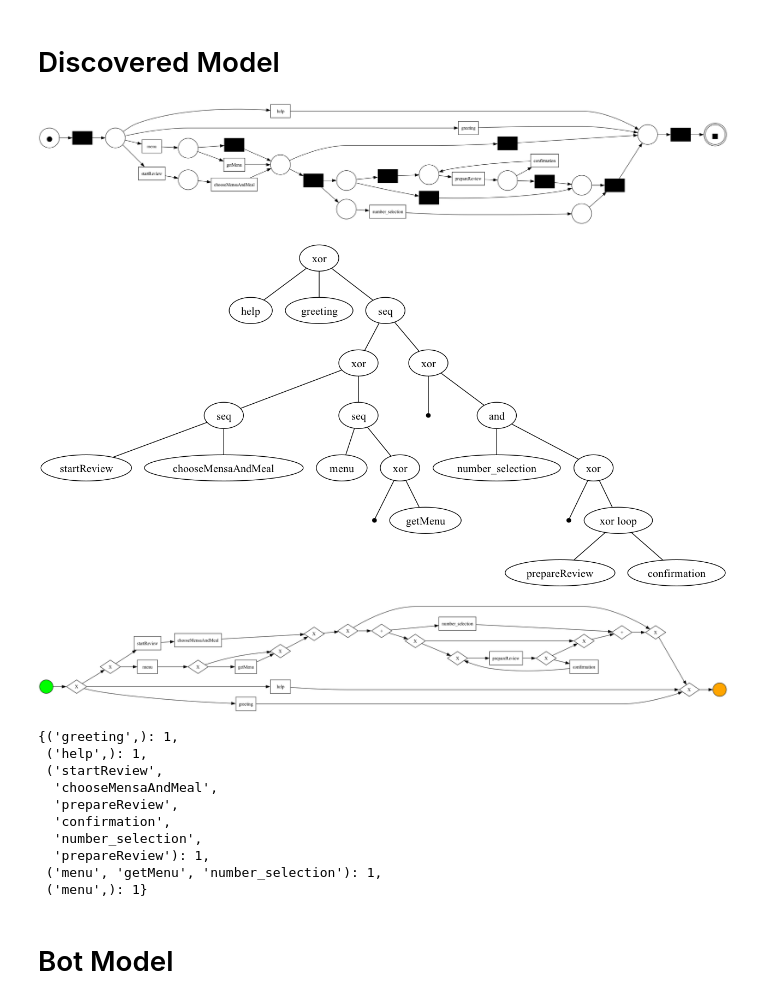
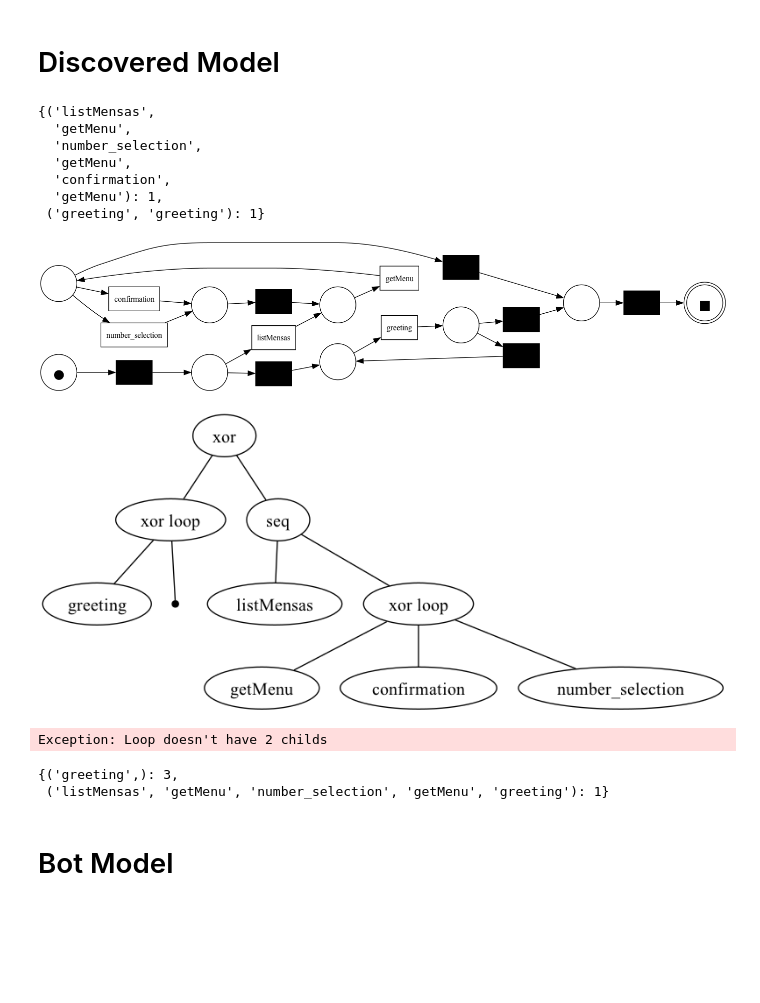
Before and after one commit to rwth-acis/process-mining-for-bots, a Jupyter notebook: visualize.log.ipynb, the cells around one changed output. Saved outputs shown, nothing was run; the diff lists cells and outputs as text; code cells hidden in the pictures; blank space fills up the shorter version.

```diff
--- a/visualize.log.ipynb
+++ b/visualize.log.ipynb
@@ -22,6 +22,15 @@ def getBotInfo(endpoint="http://localhost:8080/SBFManager"):
         return first_value['id'], first_value['name']
     else:
         return None
+# %%
+def extract_fields(row):
+    """
+    Extracts the fields from the remarks column and adds them to the row
+    """
+    json_data = json.loads(row['REMARKS'])
+    for key in json_data.keys():
+        row[key] = json_data[key]
+    return row
 # %%
 bot_manager_endpoint = "http://localhost:8080/SBFManager"
 
@@ -32,5 +41,9 @@ event_log_generator_endpoint = "http://localhost:8087"
 log = utilities.fetch_event_log(bot_name, event_log_generator_endpoint)
 if log is None:
     raise ValueError("Event log not found")
+
+log = log.apply(extract_fields, axis=1) # extract fields from remarks column
+# sort by time of event descending
+log.head()
 # %% [output]
 Fetching event log from http://localhost:8087/bot/MensaBot
@@ -37,30 +56,35 @@ Fetching event log from http://localhost:8087/bot/MensaBot
 # %% [markdown]
 # Discovered Model
+# %%
+traces = pm4py.get_variants(log)
+traces
+# %% [output]
+{('listMensas',
+  'getMenu',
+  'number_selection',
+  'getMenu',
+  'confirmation',
+  'getMenu'): 1,
+ ('greeting', 'greeting'): 1}
 # %%
+log = pm4py.filter_variants_top_k(log, 2)
+
 net,im,fm = process_discovery.discover_petri_net(log)
 pm4py.view_petri_net(net,im,fm)
 process_tree = process_discovery.discover_process_tree(log)
 pm4py.view_process_tree(process_tree)
 bpmn = process_discovery.discover_bpmn(log)
 pm4py.view_bpmn(bpmn)
 # %% [output]
-[figure, old version]
+[figure, new version]
-[figure, old version]
+[figure, new version]
-[figure, removed]
+Exception: Loop doesn't have 2 childs
 # %%
 traces = pm4py.get_variants(log)
 traces
 # %% [output]
-{('greeting',): 1,
- ('help',): 1,
- ('startReview',
-  'chooseMensaAndMeal',
-  'prepareReview',
-  'confirmation',
-  'number_selection',
-  'prepareReview'): 1,
- ('menu', 'getMenu', 'number_selection'): 1,
- ('menu',): 1}
+{('greeting',): 3,
+ ('listMensas', 'getMenu', 'number_selection', 'getMenu', 'greeting'): 1}
 # %% [markdown]
 # Bot Model
 # %%
```
Also changed, not shown: parts of 4 cells of this notebook.
